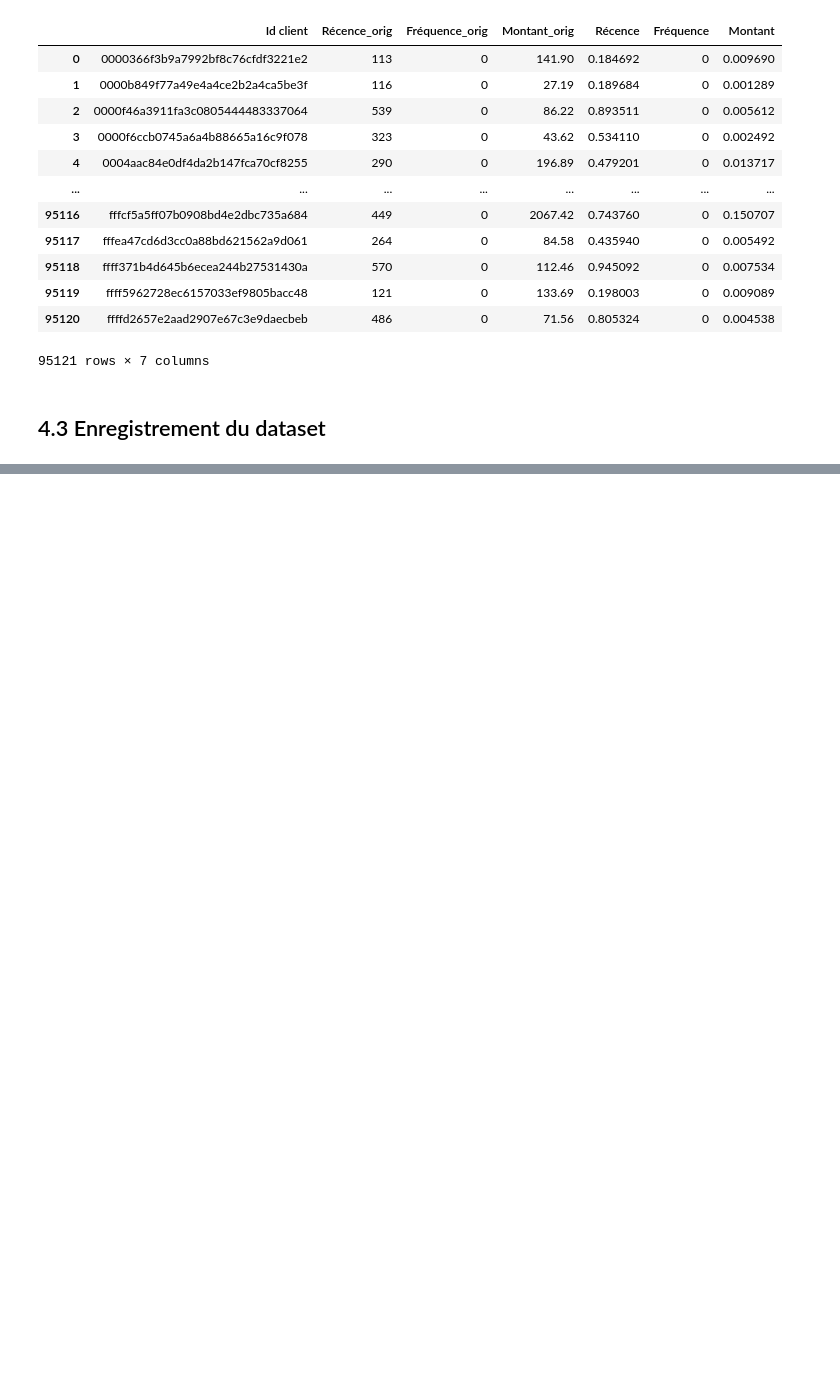
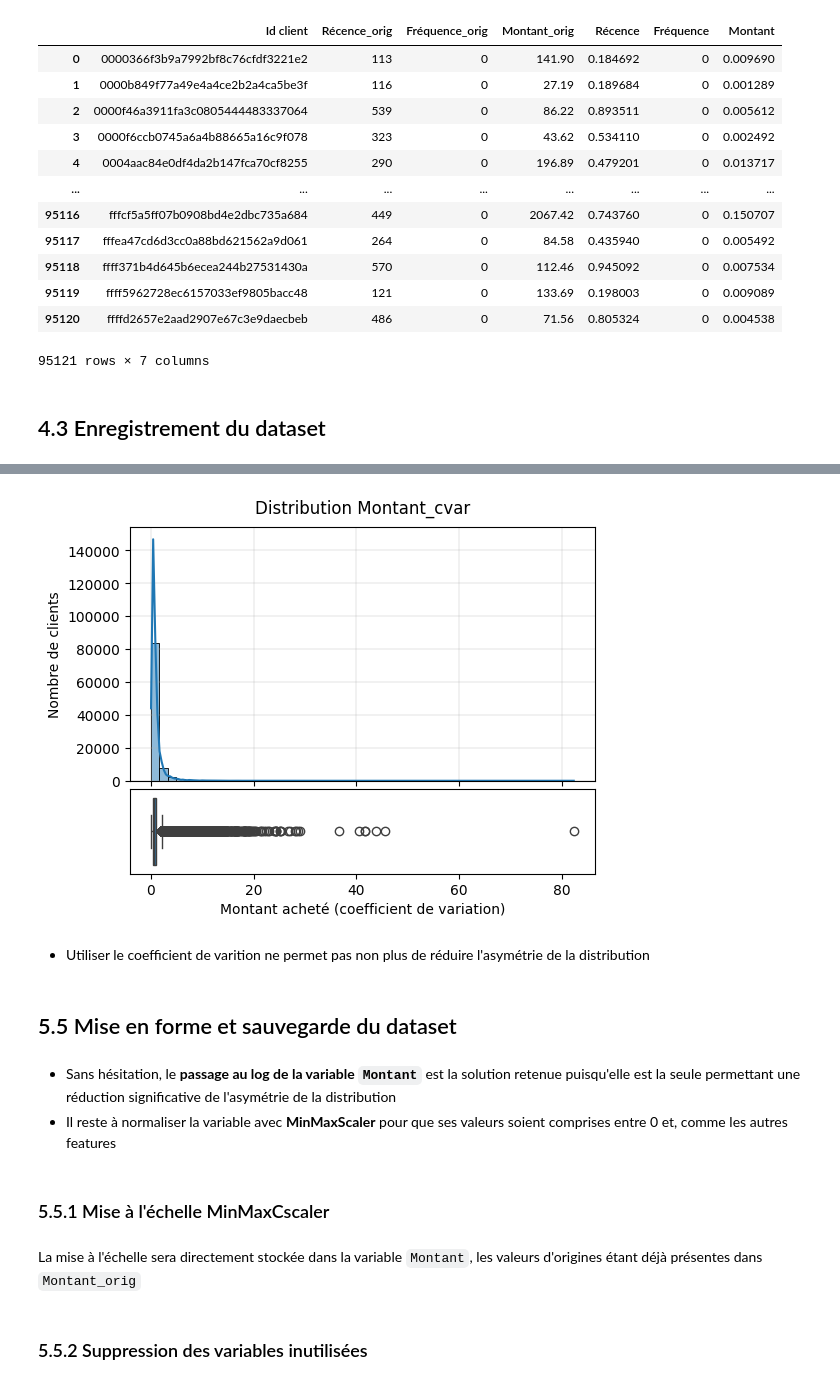
Before and after one commit to Christophe-Aballea/OC_projet5_Segmentez_des_clients_d_un_site_ecommerce, a Jupyter notebook: P05_Notebook2_Feature_ingineering.ipynb, the cells around one changed output, grey strips where cells are left out. Saved outputs shown, nothing was run; the diff lists cells and outputs as text; code cells hidden in the pictures; blank space fills up the shorter version.

```diff
--- a/P05_Notebook2_Feature_ingineering.ipynb
+++ b/P05_Notebook2_Feature_ingineering.ipynb
@@ -1431,0 +1472,22 @@ df_features.to_csv('df_features.csv', index=False)
+# %%
+# Moyenne des montants
+amounts_mean = df_features_2['Montant_orig'].mean()
+
+# Calcul du coefficient de variation
+df_features_2['Montant_cvar'] = df_features_2['Montant_orig'] / amounts_mean
+# %%
+# Histogramme et boxplot
+plot_distribution(df_features_2, 'Montant_cvar', 'Montant acheté (coefficient de variation)', 'Nombre de clients')
+# %% [output]
+[figure, added]
+# %% [markdown]
+* Utiliser le coefficient de varition ne permet pas non plus de réduire l'asymétrie de la distribution
+# %% [markdown]
+## 5.5 Mise en forme et sauvegarde du dataset
+# %% [markdown]
+* Sans hésitation, le **passage au log de la variable `Montant`** est la solution retenue puisqu'elle est la seule permettant une réduction significative de l'asymétrie de la distribution
+* Il reste à normaliser la variable avec **MinMaxScaler** pour que ses valeurs soient comprises entre 0 et, comme les autres features
+# %% [markdown]
+### 5.5.1 Mise à l'échelle MinMaxCscaler
+# %% [markdown]
+La mise à l'échelle sera directement stockée dans la variable `Montant`, les valeurs d'origines étant déjà présentes dans `Montant_orig`
@@ -1431,0 +1498,2 @@ df_features.to_csv('df_features.csv', index=False)
+# %% [markdown]
+### 5.5.2 Suppression des variables inutilisées
```
Also changed, not shown: parts of 23 cells of this notebook, 1 other file.
